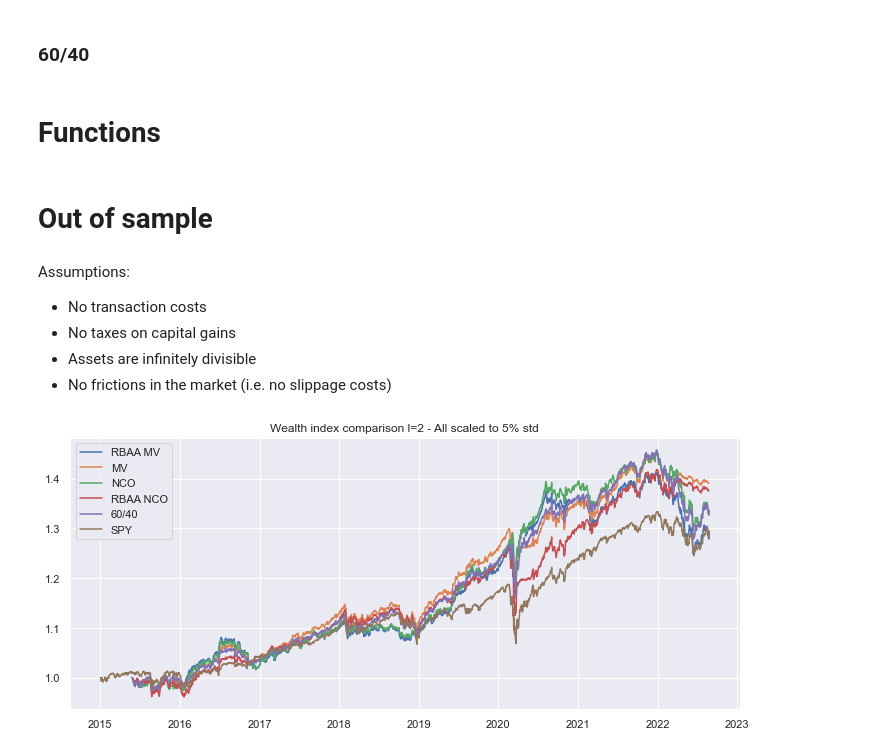
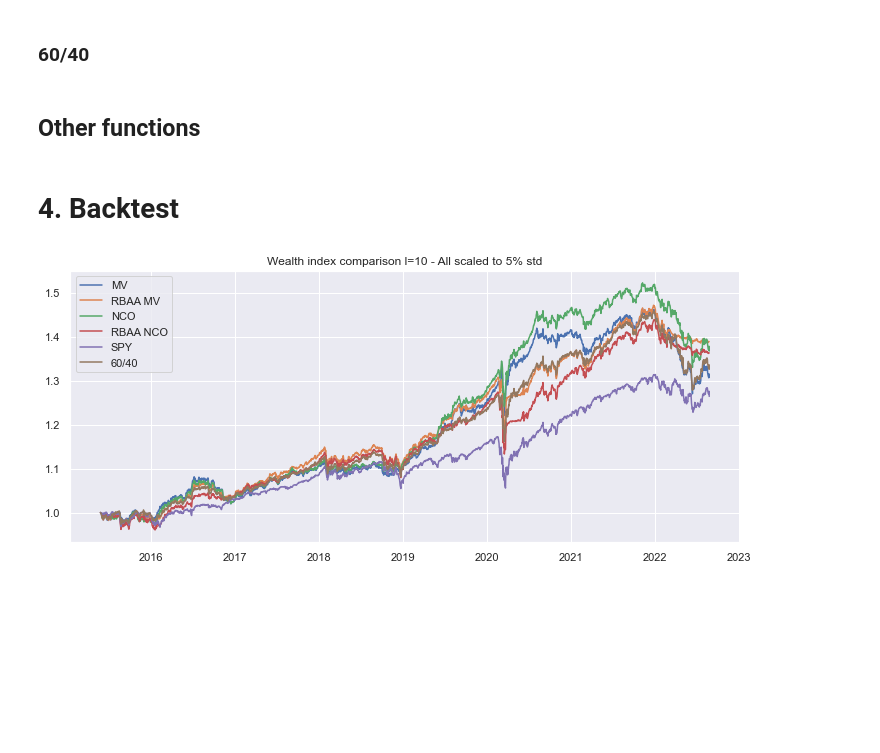
Before and after one commit to enexqnt/quantallocation, a Jupyter notebook: RBAA HMM.ipynb, the cells around one changed output. Saved outputs shown, nothing was run; the diff lists cells and outputs as text; code cells hidden in the pictures; blank space fills up the shorter version.

```diff
--- a/RBAA HMM.ipynb
+++ b/RBAA HMM.ipynb
@@ -192,6 +230,12 @@ rr1=regimes(test)
 # %%
 from tqdm import tqdm
+# %%
+def regimes1(x,lambdaa):
+    ptrain=pd.DataFrame(model.predict_proba(x),index=x.index)
+    betas=trend_filtering(ptrain[1].values,lambdaa)
+
+    return betas[-1]
 # %%
 a=[]
 for i in tqdm(range(100,len(test),1)):
-    a.append(regimes(test.iloc[:i],plott=False)[0].iloc[-1])
+    a.append(regimes1(test.iloc[:i], lambdaa=6))
@@ -200,2 +242,6 @@ r_test=pd.DataFrame(a)
+# %%
+r_test=pd.DataFrame(a,index=test.iloc[100:].index)
+r_test[r_test>0.5]=1
+r_test[r_test<=0.5]=0
 # %%
 res_test['state']=r_test
@@ -224,5 +273,5 @@ plt.show()
 # %%
-def backtest_rebal(rets,weights,index_):
+def backtest_rebal(rets,weights,index_,taxes=0.26):
     index_.append(len(rets)-1)
     first=True
     a=pd.Series()
@@ -380,8 +437,8 @@ pd.concat([umv2,umv4,unco2,unco4],axis=1).set_axis(['umv2','umv4','unco2','unco4
 w6040=[0,0.2,0.4,0.1,0.3]
 # %%
 h6040=uniperdiodal_backtest(w6040,retss)
-# %% [markdown]
-# Functions
+# %% [markdown]
+## Other functions
 # %%
 def drawdown(x):
     running_max = np.maximum.accumulate(x)
@@ -396,14 +453,8 @@ def computestats(x):
     sortino=(cagr)/ neg_std
     dd=drawdown(x).min()
     return cagr,std,sharpe,sortino,dd
-# %% [markdown]
-# Out of sample
-# %% [markdown]
-Assumptions:
-* No transaction costs
-* No taxes on capital gains
-* Assets are infinitely divisible
-* No frictions in the market (i.e. no slippage costs)
+# %% [markdown]
+# 4. Backtest
 # %%
 def split(hist,x=split_date,scale=True,std=0.05):
     hist=(hist.loc[x:])
@@ -416,14 +467,14 @@ def split(hist,x=split_date,scale=True,std=0.05):
     hist.iloc[0]=1
     return hist
 # %%
-plt.plot(split(h_mv2),label='RBAA MV')
-plt.plot(split(hmv2),label='MV')
-plt.plot(split(h_nco2),label='NCO')
-plt.plot(split(hnco2),label='RBAA NCO')
+plt.plot(split(h_mv4),label='MV')
+plt.plot(split(hmv4),label='RBAA MV')
+plt.plot(split(h_nco4),label='NCO')
+plt.plot(split(hnco4),label='RBAA NCO')
+plt.plot(split(data['SPY'],x=split(hnco2).index[0]),label='SPY')
 plt.plot(split(h6040),label='60/40')
-plt.plot(split(data['SPY']),label='SPY')
 plt.legend()
-plt.title('Wealth index comparison l=2 - All scaled to 5% std')
+plt.title('Wealth index comparison l=10 - All scaled to 5% std')
 plt.show()
 # %% [output]
-[figure, old version]
+[figure, new version]
```
Also changed, not shown: parts of 46 cells of this notebook.
